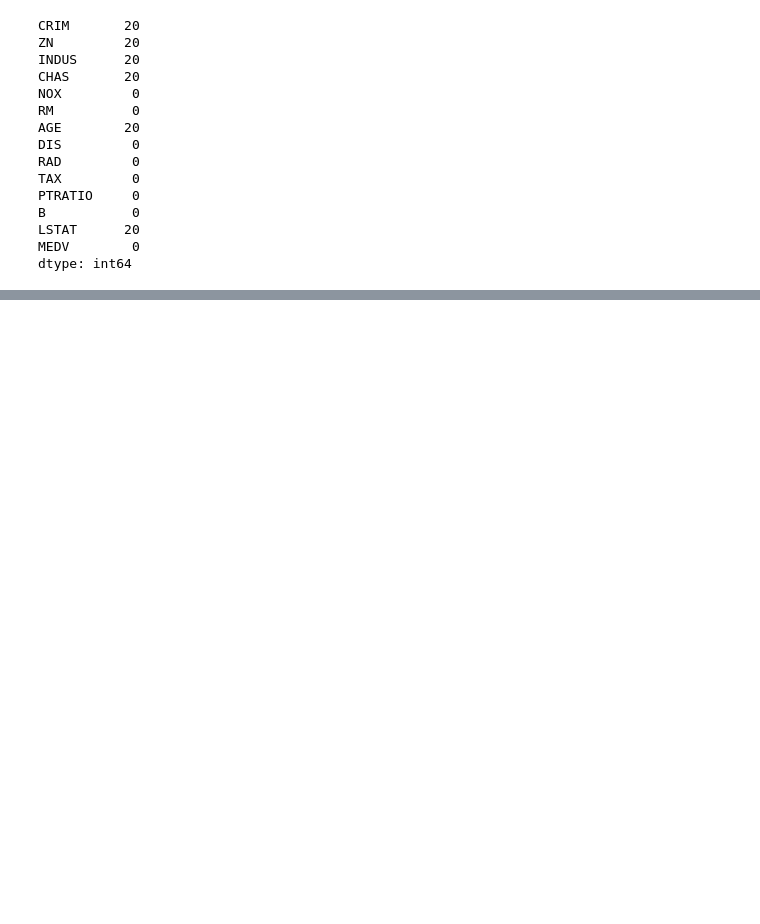
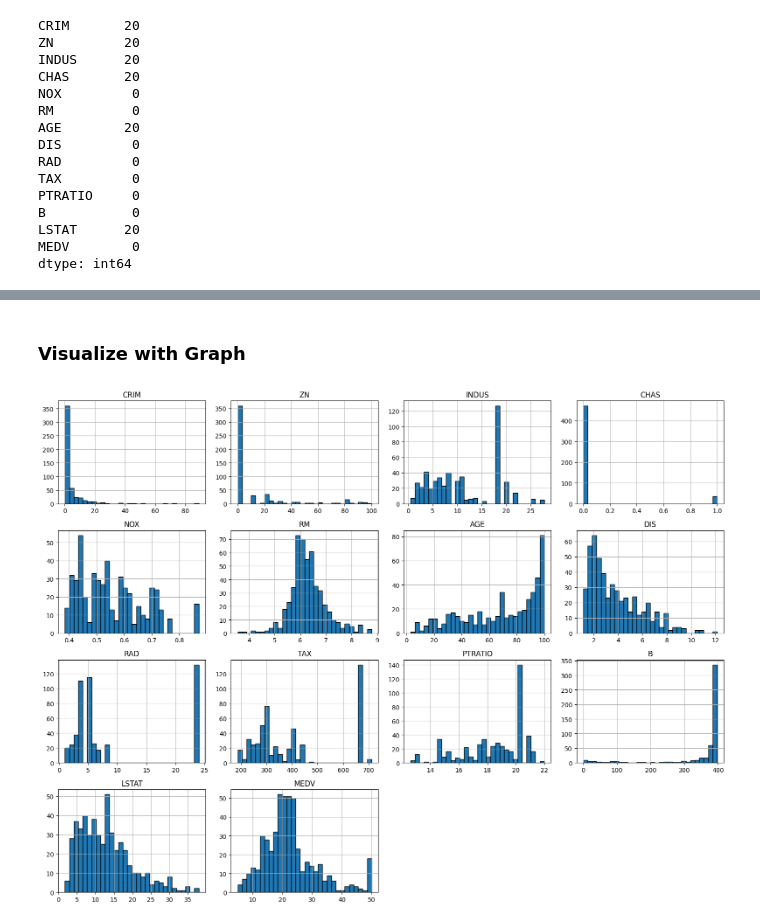
Before and after one commit to LTJ508/BostonML, a Jupyter notebook: BostonLM.ipynb, the cells around one changed output, grey strips where cells are left out. Drawn from its saved outputs; the diff is of its cells as text; code cells hidden in the pictures; blank space fills up the shorter version.

```diff
--- a/BostonLM.ipynb
+++ b/BostonLM.ipynb
@@ -109,0 +80,8 @@ Not available, that means maximum null is 2
+# %%
+# Fill missing values as specified
+boston['CRIM'] = boston['CRIM'].fillna(boston['CRIM'].mean())
+boston['ZN'] = boston['ZN'].fillna(boston['ZN'].mean())
+boston['INDUS'] = boston['INDUS'].fillna(boston['INDUS'].mean())
+boston['CHAS'] = boston['CHAS'].fillna(boston['CHAS'].mode()[0])
+boston['AGE'] = boston['AGE'].fillna(boston['AGE'].mean())
+boston['LSTAT'] = boston['LSTAT'].fillna(boston['LSTAT'].mean())
@@ -109,0 +106,8 @@ Not available, that means maximum null is 2
+# %% [markdown]
+### Visualize with Graph
+# %%
+boston.hist(figsize=(16, 12), bins=30, edgecolor='black')
+plt.tight_layout()
+plt.show()
+# %% [output]
+[figure, added]
```
Also changed, not shown: parts of 13 cells of this notebook, 1 other file.
